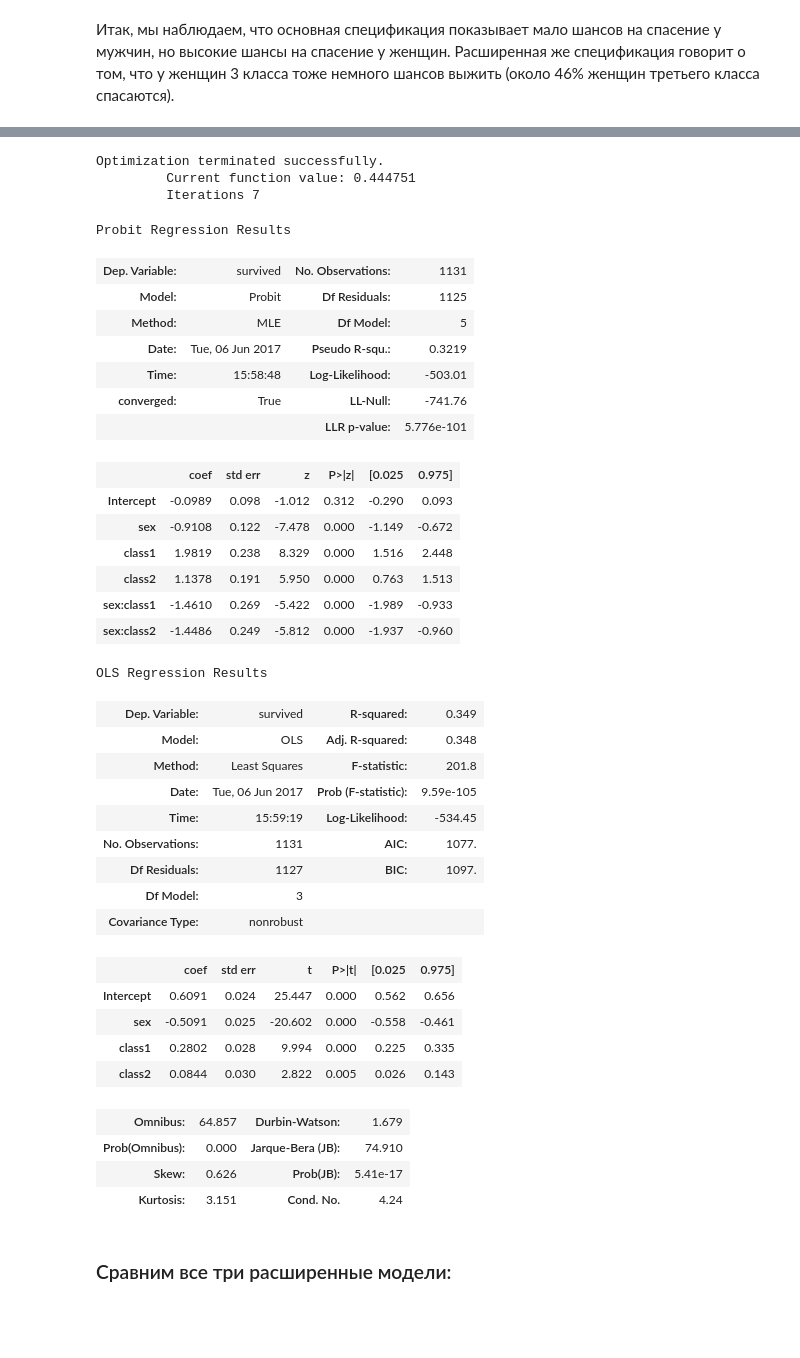
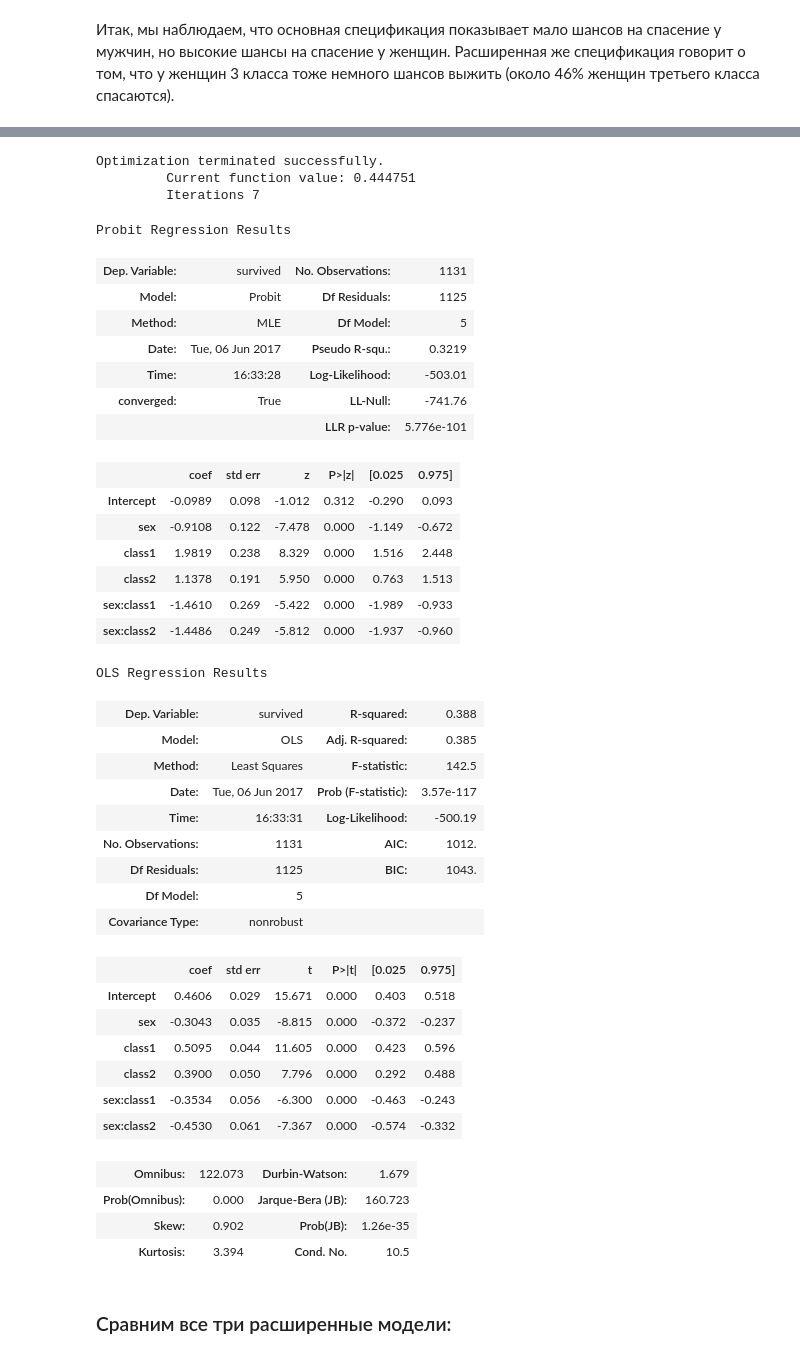
Before and after one commit to Zakhse/mathstat_hse, a Jupyter notebook: Matstat_HW6/Matstat_HW6.ipynb, the cells around one changed output, grey strips where cells are left out. Drawn from its saved outputs; the diff is of its cells as text; code cells hidden in the pictures; blank space fills up the shorter version.

```diff
--- a/Matstat_HW6/Matstat_HW6.ipynb
+++ b/Matstat_HW6/Matstat_HW6.ipynb
@@ -286,7 +286,7 @@ Sex             Class1          Class2          Logit pred.             Ext. log
 \beta_5 \cdot sex \cdot class1 + \beta_6 \cdot sex \cdot class2$
 # %%
 probit_ext_model = smf.probit(formula="survived ~ sex + class1 + class2 + sex * class1 + sex * class2", data=data)
-probit_ext_result = probit_model.fit()
+probit_ext_result = probit_ext_model.fit()
 probit_ext_result.summary()
 # %% [output]
 Optimization terminated successfully.
@@ -297,7 +297,7 @@ Probit Regression Results
 | Model: | Probit | Df Residuals: | 1125 |
 | Method: | MLE | Df Model: | 5 |
 | Date: | Tue, 06 Jun 2017 | Pseudo R-squ.: | 0.3219 |
-| Time: | 15:58:48 | Log-Likelihood: | -503.01 |
+| Time: | 16:33:28 | Log-Likelihood: | -503.01 |
 | converged: | True | LL-Null: | -741.76 |
 |  |  | LLR p-value: | 5.776e-101 |
 |  | coef | std err | z | P>|z| | [0.025 | 0.975] |
@@ -309,28 +309,30 @@ Probit Regression Results
 | sex:class2 | -1.4486 | 0.249 | -5.812 | 0.000 | -1.937 | -0.960 |
 # %%
 lin_ext_model = smf.ols(formula="survived ~ sex + class1 + class2 + sex * class1 + sex * class2", data=data)
-lin_ext_result = lin_model.fit()
+lin_ext_result = lin_ext_model.fit()
 lin_ext_result.summary()
 # %% [output]
 OLS Regression Results
-| Dep. Variable: | survived | R-squared: | 0.349 |
-| Model: | OLS | Adj. R-squared: | 0.348 |
-| Method: | Least Squares | F-statistic: | 201.8 |
-| Date: | Tue, 06 Jun 2017 | Prob (F-statistic): | 9.59e-105 |
-| Time: | 15:59:19 | Log-Likelihood: | -534.45 |
-| No. Observations: | 1131 | AIC: | 1077. |
-| Df Residuals: | 1127 | BIC: | 1097. |
-| Df Model: | 3 |  |  |
+| Dep. Variable: | survived | R-squared: | 0.388 |
+| Model: | OLS | Adj. R-squared: | 0.385 |
+| Method: | Least Squares | F-statistic: | 142.5 |
+| Date: | Tue, 06 Jun 2017 | Prob (F-statistic): | 3.57e-117 |
+| Time: | 16:33:31 | Log-Likelihood: | -500.19 |
+| No. Observations: | 1131 | AIC: | 1012. |
+| Df Residuals: | 1125 | BIC: | 1043. |
+| Df Model: | 5 |  |  |
 | Covariance Type: | nonrobust |  |  |
 |  | coef | std err | t | P>|t| | [0.025 | 0.975] |
-| Intercept | 0.6091 | 0.024 | 25.447 | 0.000 | 0.562 | 0.656 |
-| sex | -0.5091 | 0.025 | -20.602 | 0.000 | -0.558 | -0.461 |
-| class1 | 0.2802 | 0.028 | 9.994 | 0.000 | 0.225 | 0.335 |
-| class2 | 0.0844 | 0.030 | 2.822 | 0.005 | 0.026 | 0.143 |
+| Intercept | 0.4606 | 0.029 | 15.671 | 0.000 | 0.403 | 0.518 |
+| sex | -0.3043 | 0.035 | -8.815 | 0.000 | -0.372 | -0.237 |
+| class1 | 0.5095 | 0.044 | 11.605 | 0.000 | 0.423 | 0.596 |
+| class2 | 0.3900 | 0.050 | 7.796 | 0.000 | 0.292 | 0.488 |
+| sex:class1 | -0.3534 | 0.056 | -6.300 | 0.000 | -0.463 | -0.243 |
+| sex:class2 | -0.4530 | 0.061 | -7.367 | 0.000 | -0.574 | -0.332 |
-| Omnibus: | 64.857 | Durbin-Watson: | 1.679 |
-| Prob(Omnibus): | 0.000 | Jarque-Bera (JB): | 74.910 |
-| Skew: | 0.626 | Prob(JB): | 5.41e-17 |
-| Kurtosis: | 3.151 | Cond. No. | 4.24 |
+| Omnibus: | 122.073 | Durbin-Watson: | 1.679 |
+| Prob(Omnibus): | 0.000 | Jarque-Bera (JB): | 160.723 |
+| Skew: | 0.902 | Prob(JB): | 1.26e-35 |
+| Kurtosis: | 3.394 | Cond. No. | 10.5 |
 # %% [markdown]
 ### Сравним все три расширенные модели:
 # %%
```
Also changed, not shown: parts of 12 cells of this notebook.
